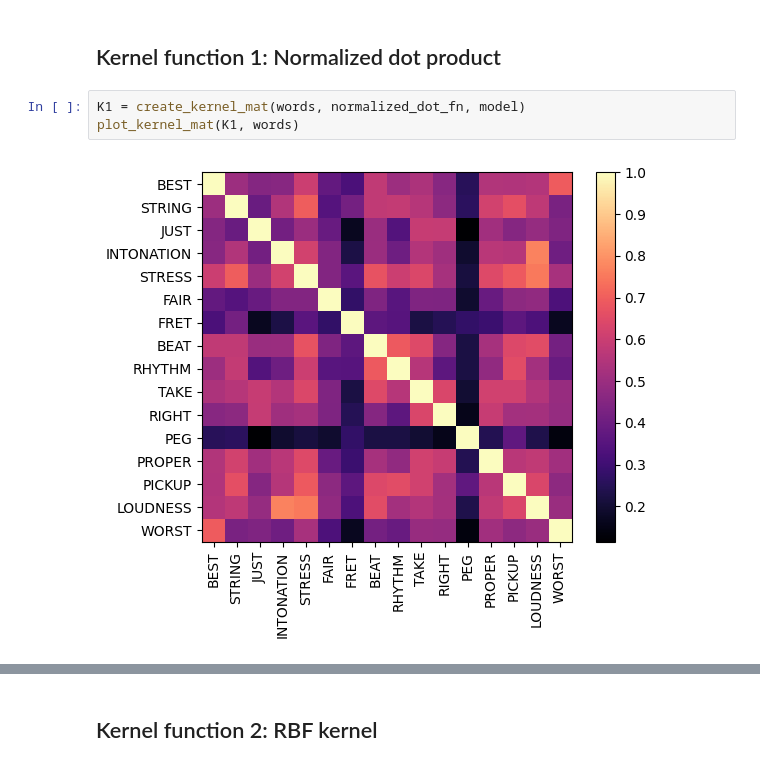
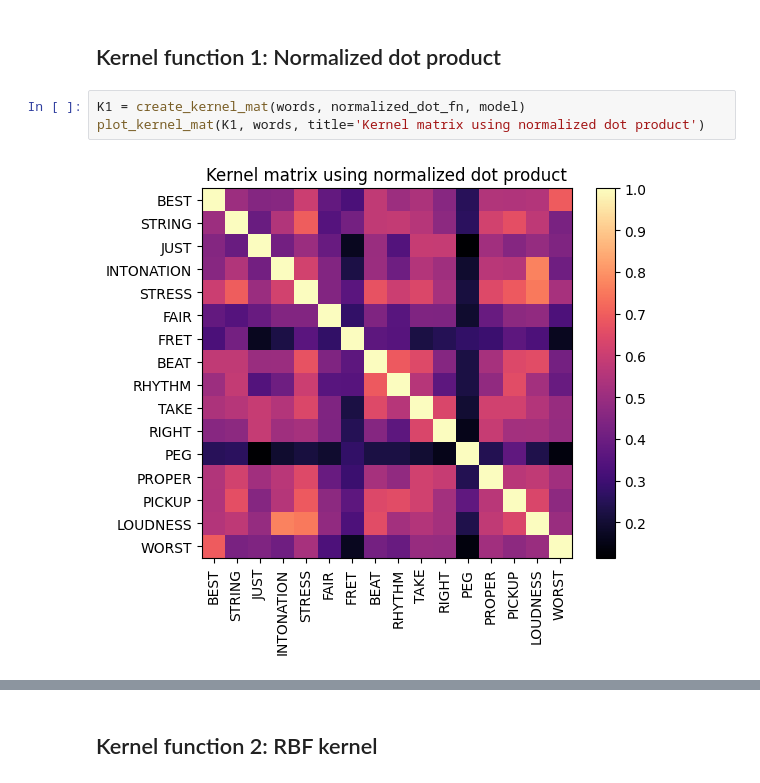
Before and after one commit to afjal4/neural-representations-drp, a Jupyter notebook: specific_connections_in_embeddings/Connections.ipynb, the cells around one changed output, grey strips where cells are left out. Drawn from its saved outputs; the diff is of its cells as text.

```diff
--- a/specific_connections_in_embeddings/Connections.ipynb
+++ b/specific_connections_in_embeddings/Connections.ipynb
@@ -68,9 +67,9 @@ get_answer(words, labels)
 ## Kernel function 1: Normalized dot product
 # %%
 K1 = create_kernel_mat(words, normalized_dot_fn, model)
-plot_kernel_mat(K1, words)
+plot_kernel_mat(K1, words, title='Kernel matrix using normalized dot product')
 # %% [output]
-[figure, old version]
+[figure, new version]
 # %%
 order = kmeans_order_from_K(K1, n_clusters=4)
 K_sorted = apply_order(K1, order)
```
Also changed, not shown: parts of 14 cells of this notebook, 1 other file.
